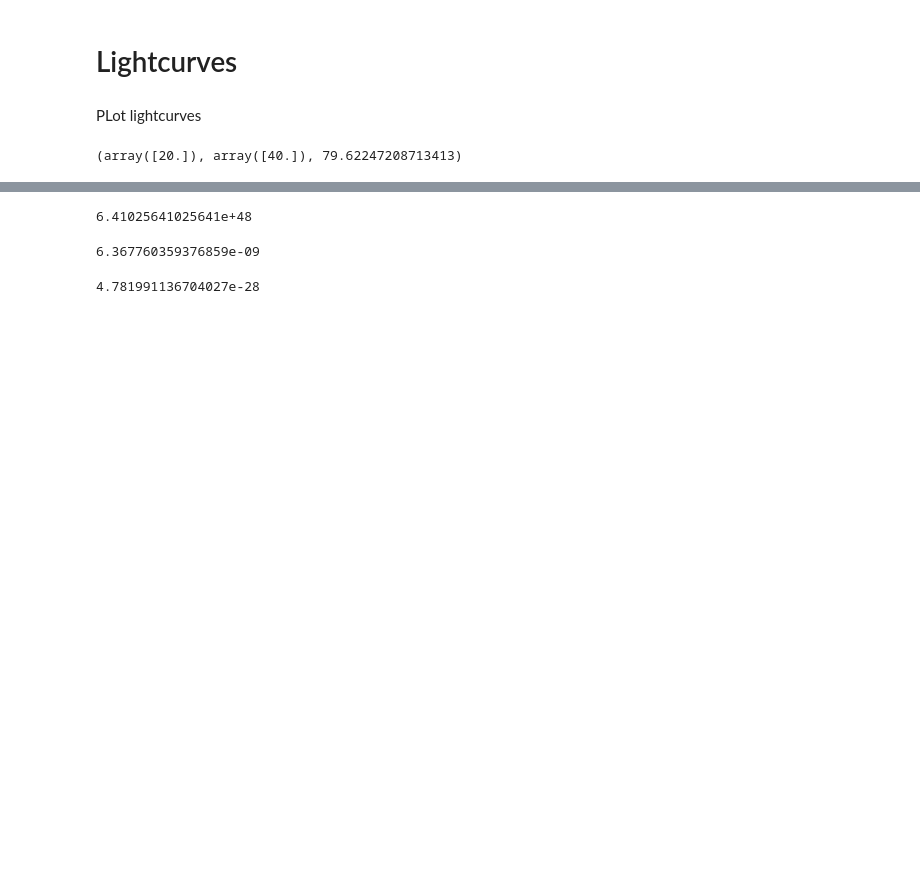
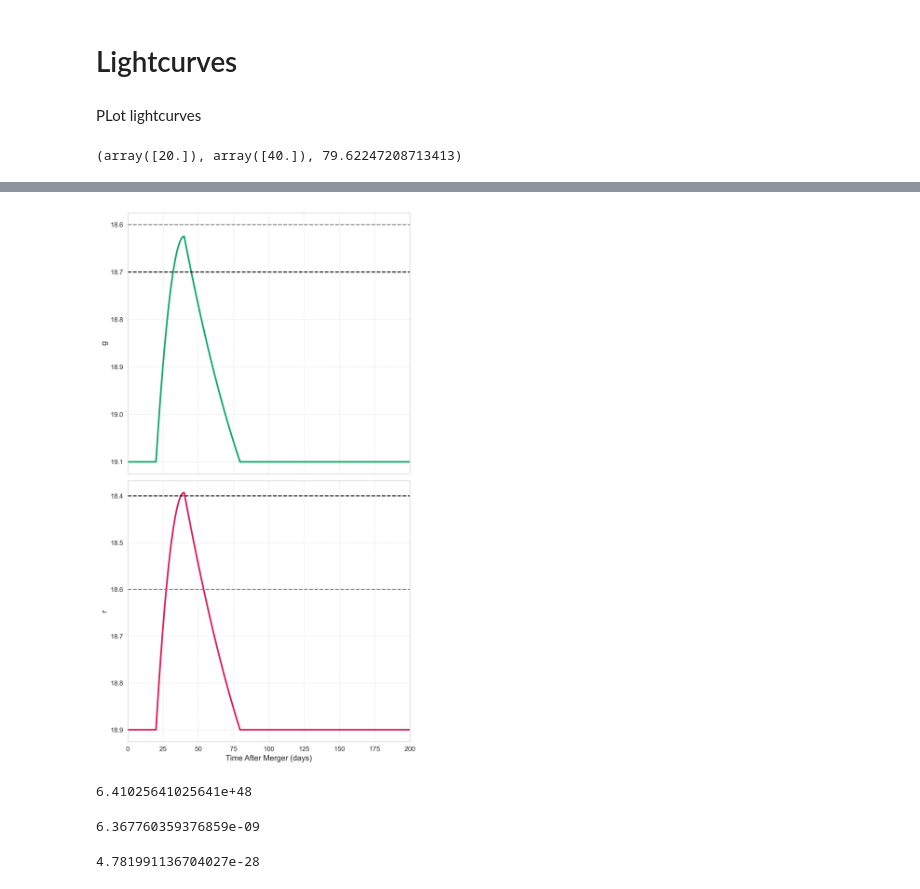
Before and after one commit to simran2296/DESGW_PFS_lcs, a Jupyter notebook: S250328ae/Graham_lcs.ipynb, the cells around one changed output, grey strips where cells are left out. Saved outputs shown, nothing was run; the diff lists cells and outputs as text; code cells hidden in the pictures; blank space fills up the shorter version.

```diff
--- a/S250328ae/Graham_lcs.ipynb
+++ b/S250328ae/Graham_lcs.ipynb
@@ -462,3 +536,49 @@ plt.show()
+# %%
+fig, axes = plt.subplots(nrows=2, ncols=1, figsize=(7, 12), dpi=300, sharex=True)  # 2 rows, 1 column
+
+# -----------------------------
+# Top plot (g-band)
+# -----------------------------
+axes[0].plot(t_rise_1, m_total1, color="#12A66B", linewidth=2.5)#, label='ztf g-band')
+axes[0].plot(t_fall_1, m_total2, color='#12A66B', linewidth=2.5)
+
+axes[0].axhline(y=18.6, color='gray', linestyle='--', linewidth=1.5)
+axes[0].axhline(y=18.7, color='black', linestyle='--', linewidth=1.5)
+
+axes[0].plot([0, t_rise_1[0]], [19.1,19.1], color='#12A66B', linestyle='-', linewidth=2.5)
+axes[0].plot([t_fall_1[-1], t_fall_1[-1] + 200], [19.1,19.1], color='#12A66B', linestyle='-', linewidth=2.5)
+
+axes[0].set_ylabel("g", fontsize=12)
+axes[0].grid(True, linestyle="--", linewidth=0.6, alpha=0.6)
+axes[0].invert_yaxis()
+
+# -----------------------------
+# Bottom plot (r-band)
+# -----------------------------
+axes[1].plot(t_rise_1, m_total1_, color='#D81B60', linewidth=2.5)#, label='ztf r-band')
+axes[1].plot(t_fall_1, m_total2_, color='#D81B60', linewidth=2.5)
+
+axes[1].axhline(y=18.6, color='gray', linestyle='--', linewidth=1.5)
+axes[1].axhline(y=18.4, color='black', linestyle='--', linewidth=1.5)
+
+axes[1].plot([0, t_rise_1[0]], [18.9,18.9], color='#D81B60', linestyle='-', linewidth=2.5)
+axes[1].plot([t_fall_1[-1], t_fall_1[-1] + 200], [18.9,18.9], color='#D81B60', linestyle='-', linewidth=2.5)
+
+axes[1].set_xlabel("Time After Merger (days)", fontsize=12)
+axes[1].set_ylabel("r", fontsize=12)
+axes[1].grid(True, linestyle="--", linewidth=0.6, alpha=0.6)
+axes[1].invert_yaxis()
+
+axes[1].set_xlim(0, 200)
+
+# -----------------------------
+# Save and show
+# -----------------------------
+plt.tight_layout()
+plt.savefig(f'lightcurve_{event}.jpeg', bbox_inches='tight', dpi=600)
+plt.show()
+# %% [output]
+[figure, added]
 # %%
 L_bol = 10**45 # erg/s
 C_bol = 5.2
```
Also changed, not shown: parts of 7 cells of this notebook, 5 other files.
